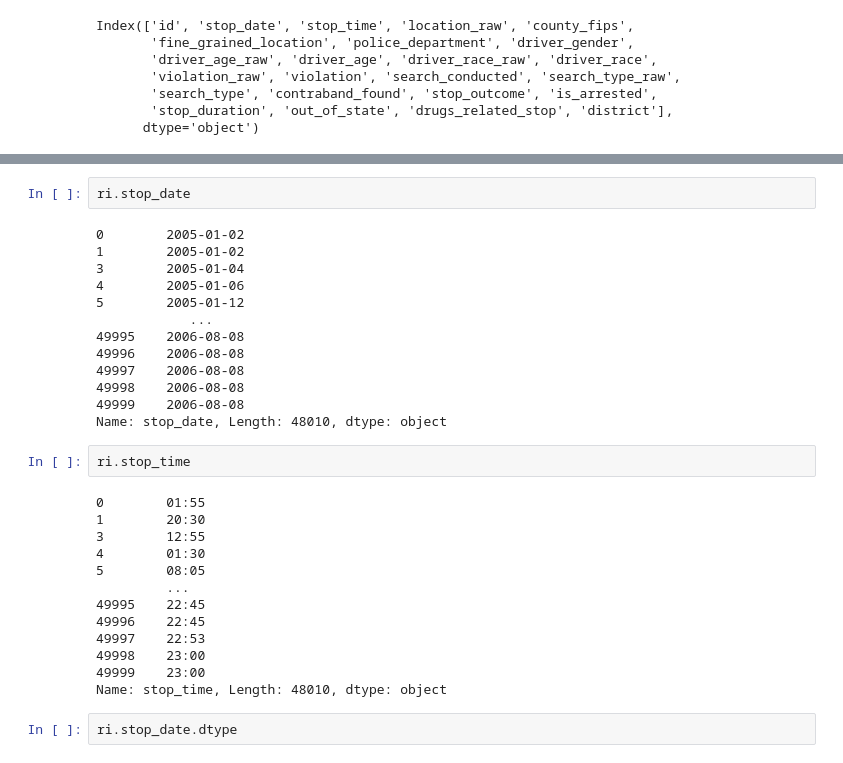
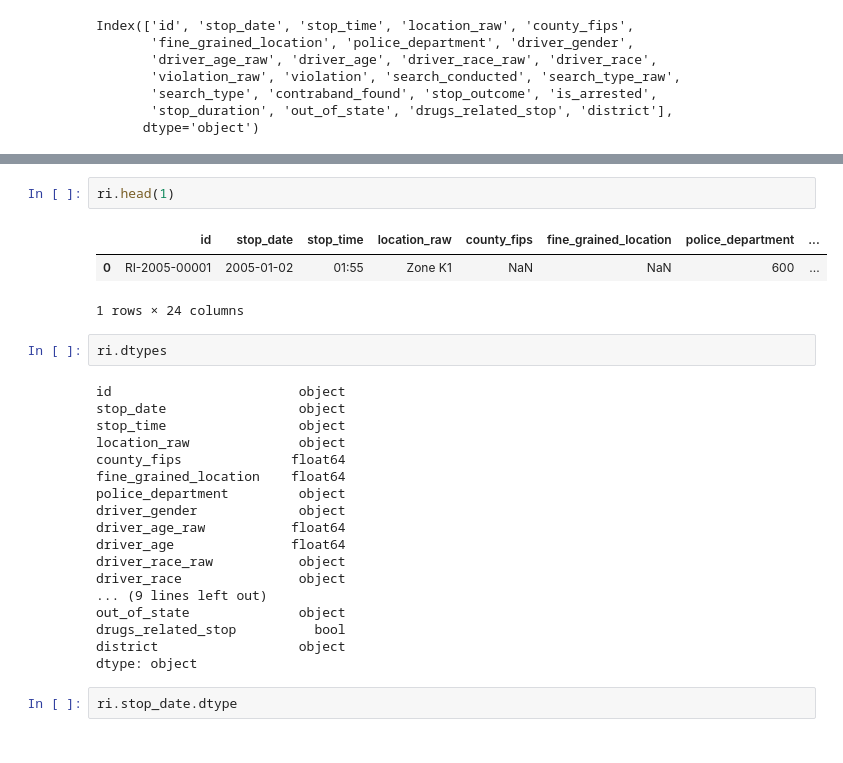
Before and after one commit to Bir01/02_DATA_SCIENCE_DATA_ANALYTICS_MODULE, a Jupyter notebook: 2- Weekly Agendas/Week_5/TrafficPoliceStopProject_Part-1_Preparing_week5_Birgül.ipynb, the cells around one changed output, grey strips where cells are left out. Cells and saved outputs as stored; diff of their text form.

```diff
--- a/2- Weekly Agendas/Week_5/TrafficPoliceStopProject_Part-1_Preparing_week5_Birgül.ipynb
+++ b/2- Weekly Agendas/Week_5/TrafficPoliceStopProject_Part-1_Preparing_week5_Birgül.ipynb
@@ -317,33 +305,29 @@ ri.rename(columns = {'stop_date':'stop date', 'stop_time':'stop time'})
+# %%
+ri.head(1)
+# %% [output]
+|  | id | stop_date | stop_time | location_raw | county_fips | fine_grained_location | police_department | ... |
+| 0 | RI-2005-00001 | 2005-01-02 | 01:55 | Zone K1 | NaN | NaN | 600 | ... |
+1 rows × 24 columns
 # %%
-ri.stop_date
+ri.dtypes
 # %% [output]
-0        2005-01-02
-1        2005-01-02
-3        2005-01-04
-4        2005-01-06
-5        2005-01-12
-            ...
-49995    2006-08-08
-49996    2006-08-08
-49997    2006-08-08
-49998    2006-08-08
-49999    2006-08-08
-Name: stop_date, Length: 48010, dtype: object
+id                        object
+stop_date                 object
+stop_time                 object
+location_raw              object
+county_fips              float64
+fine_grained_location    float64
+police_department         object
+driver_gender             object
+driver_age_raw           float64
+driver_age               float64
+driver_race_raw           object
+driver_race               object
+... (9 lines left out)
+out_of_state              object
+drugs_related_stop          bool
+district                  object
+dtype: object
-# %%
-ri.stop_time
-# %% [output]
-0        01:55
-1        20:30
-3        12:55
-4        01:30
-5        08:05
-         ...
-49995    22:45
-49996    22:45
-49997    22:53
-49998    23:00
-49999    23:00
-Name: stop_time, Length: 48010, dtype: object
 # %%
 ri.stop_date.dtype
 # %% [output]
```
Also changed, not shown: parts of 11 cells of this notebook.
